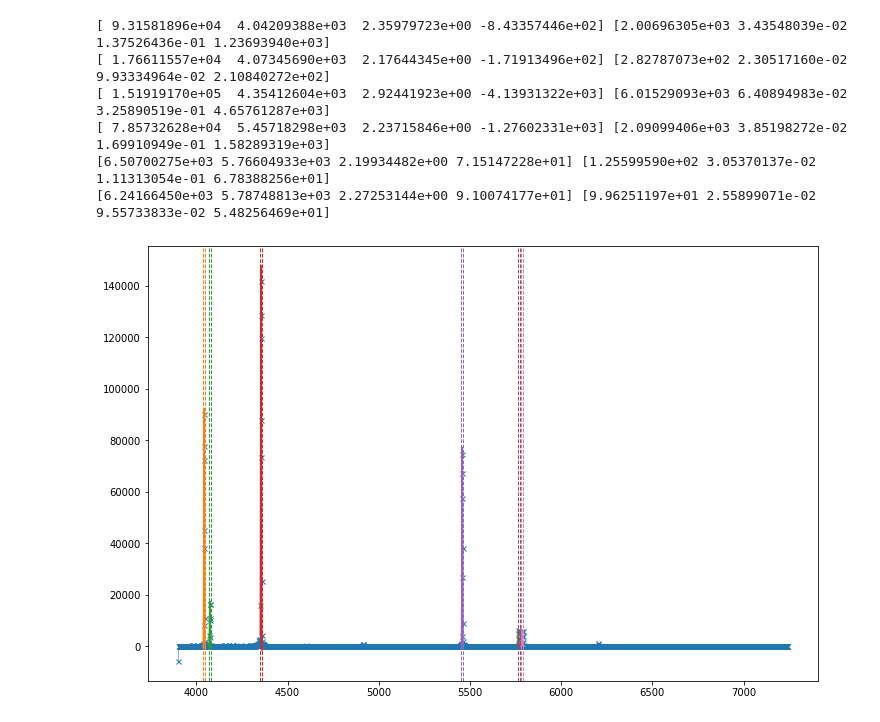
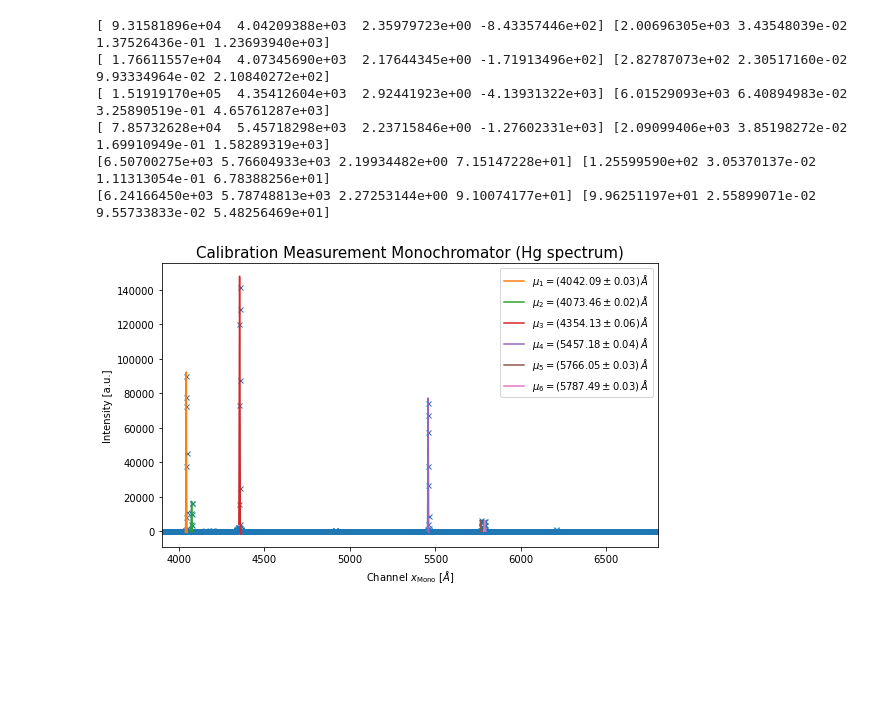
Before and after one commit to nicolaigoelz/Raman, a Jupyter notebook: Mono_Calibration_measurement.ipynb, the cells around one changed output. Drawn from its saved outputs; the diff is of its cells as text; code cells hidden in the pictures; blank space fills up the shorter version.

Commit message:
Mono file for Niklas

```diff
--- a/Mono_Calibration_measurement.ipynb
+++ b/Mono_Calibration_measurement.ipynb
@@ -27,36 +32,43 @@ def gauss(x, A, mu, sigma, C):
 # %%
-fig, ax = plt.subplots(figsize = (12,8))
-ax.plot(Hg_cal['Channel'], Hg_cal['Counts'], marker = 'x', lw=0.5, ms = 5)
+fig, ax = plt.subplots(figsize = (8,5))
+ax.plot(Hg_cal['Channel'][1:], Hg_cal['Counts'][1:], marker = 'x', lw=0.5, ms = 5)
 
 a = [[135, 146], [168, 177], [449, 459], [1552, 1561], [1860, 1872], [1880, 1892]]
 p0s = [[100000, 4040, 2, 20], [20000, 4075, 2, 20], [140000, 4354, 2, 0], [80000, 5456, 2, 20], [6000, 5765, 2, 20], [6000, 5790, 2, 20]]
 xaxis = [np.linspace(4037, 4048, 1001), np.linspace(4069, 4079, 1001), np.linspace(4350, 4359, 1001), np.linspace(5453, 5462, 1001),
-        np.linspace(5760, 5775, 1001), np.linspace(5780, 5800, 1001)]
+        np.linspace(5760, 5774, 1001), np.linspace(5782, 5795, 1001)]
 colors = ['C1', 'C2', 'C3', 'C4', 'C5', 'C6']
 coefficients = np.zeros((6, 4))
 covariance = np.zeros((6, 4, 4))
 
 for i in range(6):
     params, cov = sc.curve_fit(gauss, Hg_cal['Channel'][a[i][0]:a[i][1]+1], Hg_cal['Counts'][a[i][0]:a[i][1]+1],
                               p0 = p0s[i])
     coefficients[i] = params
     covariance[i] = cov
     print(params, np.sqrt(np.diag(cov)))
-    ax.axvline(Hg_cal['Channel'][a[i][0]], color=colors[i], ls='--', lw=1)
-    ax.axvline(Hg_cal['Channel'][a[i][1]], color=colors[i], ls='--', lw=1)
-    ax.plot(xaxis[i], gauss(xaxis[i], *params), color=colors[i])
+    # ax.axvline(Hg_cal['Channel'][a[i][0]], color=colors[i], ls='--', lw=1)
+    # ax.axvline(Hg_cal['Channel'][a[i][1]], color=colors[i], ls='--', lw=1)
+    ax.plot(xaxis[i], gauss(xaxis[i], *params), color=colors[i], label = r'$\mu_{} = ({:.2f} \pm {:.2f})\,\AA$'.format(i+1, params[1], np.sqrt(cov[1,1])))
 # ax.set_xlim([4000, 4100])
 # ax.set_xlim([4200, 4500])
 # ax.set_xlim([4340, 4390])
 # ax.set_xlim([5440, 5480])
 # ax.set_xlim([5700, 5900])
+ax.set_xlim([3900, 6800])
 # ax.set_ylim([0, 10000])
+ax.set_xlabel(r'Channel $x_\mathrm{Mono}$ [$\AA$]')
+ax.set_ylabel(r'Intensity [a.u.]')
+ax.set_title(r'Calibration Measurement Monochromator (Hg spectrum)', size=15)
+ax.legend()
+plt.tight_layout()
+# plt.savefig(r'Figures/Mono_Calibration.pdf', dpi=600)
 plt.show()
 # %% [output]
 [ 9.31581896e+04  4.04209388e+03  2.35979723e+00 -8.43357446e+02] [2.00696305e+03 3.43548039e-02 1.37526436e-01 1.23693940e+03]
 [ 1.76611557e+04  4.07345690e+03  2.17644345e+00 -1.71913496e+02] [2.82787073e+02 2.30517160e-02 9.93334964e-02 2.10840272e+02]
 [ 1.51919170e+05  4.35412604e+03  2.92441923e+00 -4.13931322e+03] [6.01529093e+03 6.40894983e-02 3.25890519e-01 4.65761287e+03]
 [ 7.85732628e+04  5.45718298e+03  2.23715846e+00 -1.27602331e+03] [2.09099406e+03 3.85198272e-02 1.69910949e-01 1.58289319e+03]
 [6.50700275e+03 5.76604933e+03 2.19934482e+00 7.15147228e+01] [1.25599590e+02 3.05370137e-02 1.11313054e-01 6.78388256e+01]
 [6.24166450e+03 5.78748813e+03 2.27253144e+00 9.10074177e+01] [9.96251197e+01 2.55899071e-02 9.55733833e-02 5.48256469e+01]
-[figure, old version]
+[figure, new version]
```
Also changed, not shown: parts of 10 cells of this notebook.
